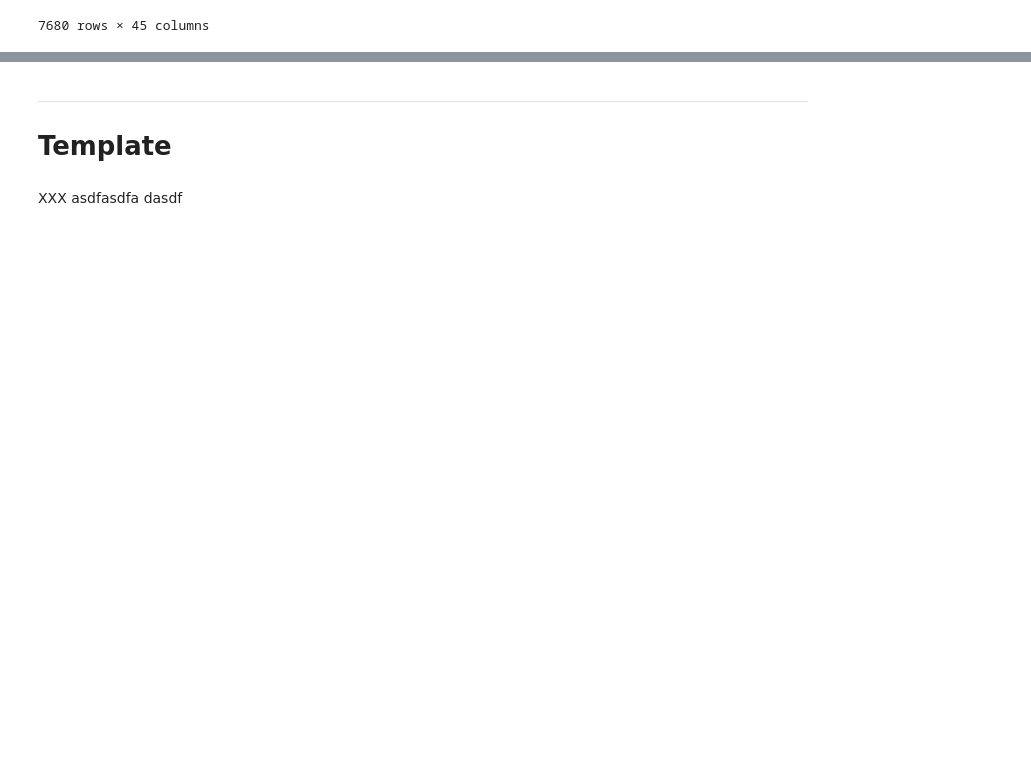
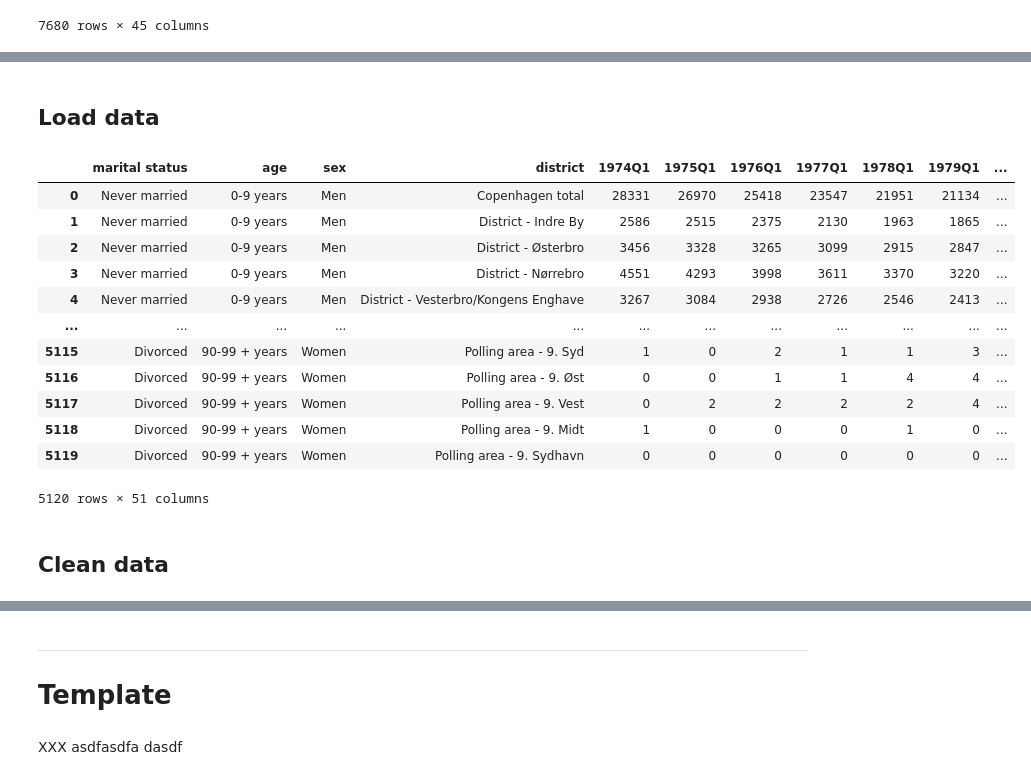
Before and after one commit to wojciechdk/social_data_analysis_and_visualization_final_project, a Jupyter notebook: preeliminary_analysis.ipynb, the cells around one changed output, grey strips where cells are left out. Saved outputs shown, nothing was run; the diff lists cells and outputs as text; code cells hidden in the pictures; blank space fills up the shorter version.

```diff
--- a/preeliminary_analysis.ipynb
+++ b/preeliminary_analysis.ipynb
@@ -929,0 +1201,29 @@ display(df_citizenship_raw)
+# %% [markdown]
+## Load data
+# %%
+# Get file paths to all the paths.
+paths_csv = [path_csv
+             for path_csv in path_data_marital_status_root.glob('**/*.csv')
+             if path_csv.is_file()]
+
+# Load the dataframe from files.
+df_marital_status_raw = load_split_dataframe(paths_csv)
+
+# Show the dataframe.
+display(df_marital_status_raw)
+# %% [output]
+|  | marital status | age | sex | district | 1974Q1 | 1975Q1 | 1976Q1 | 1977Q1 | 1978Q1 | 1979Q1 | ... |
+| 0 | Never married | 0-9 years | Men | Copenhagen total | 28331 | 26970 | 25418 | 23547 | 21951 | 21134 | ... |
+| 1 | Never married | 0-9 years | Men | District - Indre By | 2586 | 2515 | 2375 | 2130 | 1963 | 1865 | ... |
+| 2 | Never married | 0-9 years | Men | District - Østerbro | 3456 | 3328 | 3265 | 3099 | 2915 | 2847 | ... |
+| 3 | Never married | 0-9 years | Men | District - Nørrebro | 4551 | 4293 | 3998 | 3611 | 3370 | 3220 | ... |
+| 4 | Never married | 0-9 years | Men | District - Vesterbro/Kongens Enghave | 3267 | 3084 | 2938 | 2726 | 2546 | 2413 | ... |
+| ... | ... | ... | ... | ... | ... | ... | ... | ... | ... | ... | ... |
+| 5115 | Divorced | 90-99 + years | Women | Polling area - 9. Syd | 1 | 0 | 2 | 1 | 1 | 3 | ... |
+| 5116 | Divorced | 90-99 + years | Women | Polling area - 9. Øst | 0 | 0 | 1 | 1 | 4 | 4 | ... |
+| 5117 | Divorced | 90-99 + years | Women | Polling area - 9. Vest | 0 | 2 | 2 | 2 | 2 | 4 | ... |
+| 5118 | Divorced | 90-99 + years | Women | Polling area - 9. Midt | 1 | 0 | 0 | 0 | 1 | 0 | ... |
+| 5119 | Divorced | 90-99 + years | Women | Polling area - 9. Sydhavn | 0 | 0 | 0 | 0 | 0 | 0 | ... |
+5120 rows × 51 columns
+# %% [markdown]
+## Clean data
```
Also changed, not shown: parts of 59 cells of this notebook.
